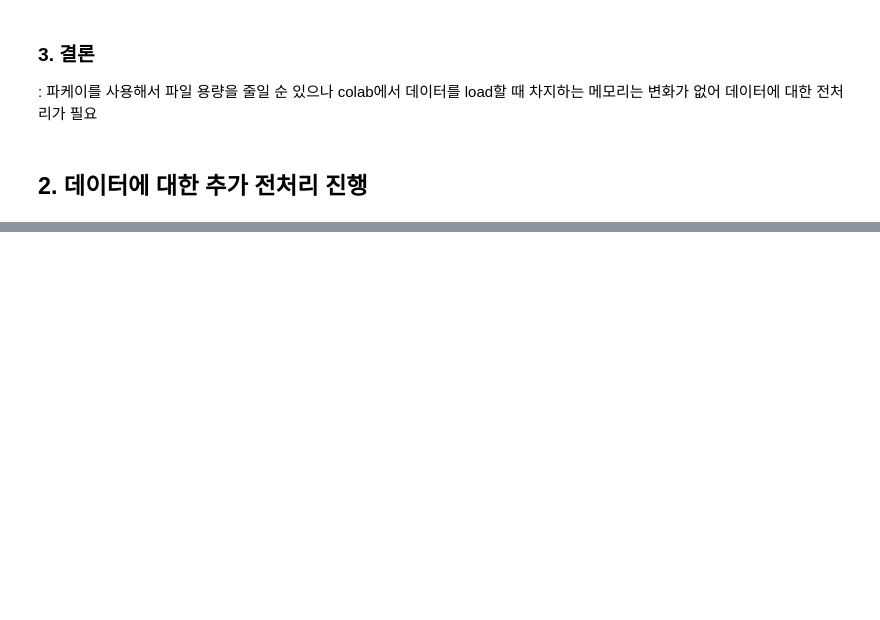
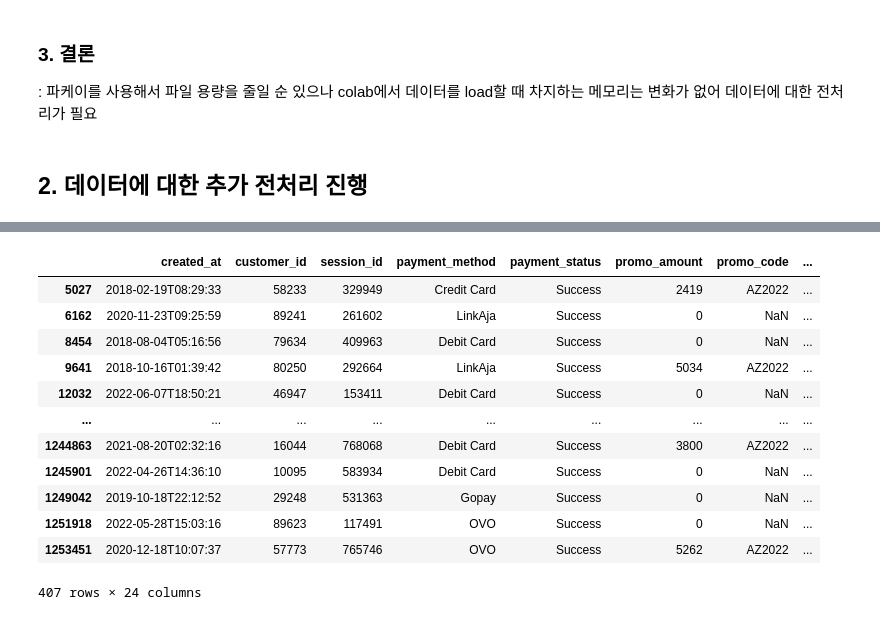
Before and after one commit to donghwi2022/ds-sa-cp2-phase2, a Jupyter notebook: additional_preprocessing.ipynb, the cells around one changed output, grey strips where cells are left out. Cells and saved outputs as stored; diff of their text form; code cells hidden in the pictures; blank space fills up the shorter version.

```diff
--- a/additional_preprocessing.ipynb
+++ b/additional_preprocessing.ipynb
@@ -112,0 +156,16 @@ dtype: int64
+# %%
+df_ver2[df_ver2['baseColor'].isnull() == True]
+# %% [output]
+|  | created_at | customer_id | session_id | payment_method | payment_status | promo_amount | promo_code | ... |
+| 5027 | 2018-02-19T08:29:33 | 58233 | 329949 | Credit Card | Success | 2419 | AZ2022 | ... |
+| 6162 | 2020-11-23T09:25:59 | 89241 | 261602 | LinkAja | Success | 0 | NaN | ... |
+| 8454 | 2018-08-04T05:16:56 | 79634 | 409963 | Debit Card | Success | 0 | NaN | ... |
+| 9641 | 2018-10-16T01:39:42 | 80250 | 292664 | LinkAja | Success | 5034 | AZ2022 | ... |
+| 12032 | 2022-06-07T18:50:21 | 46947 | 153411 | Debit Card | Success | 0 | NaN | ... |
+| ... | ... | ... | ... | ... | ... | ... | ... | ... |
+| 1244863 | 2021-08-20T02:32:16 | 16044 | 768068 | Debit Card | Success | 3800 | AZ2022 | ... |
+| 1245901 | 2022-04-26T14:36:10 | 10095 | 583934 | Debit Card | Success | 0 | NaN | ... |
+| 1249042 | 2019-10-18T22:12:52 | 29248 | 531363 | Gopay | Success | 0 | NaN | ... |
+| 1251918 | 2022-05-28T15:03:16 | 89623 | 117491 | OVO | Success | 0 | NaN | ... |
+| 1253451 | 2020-12-18T10:07:37 | 57773 | 765746 | OVO | Success | 5262 | AZ2022 | ... |
+407 rows × 24 columns
```
Also changed, not shown: parts of 7 cells of this notebook.
